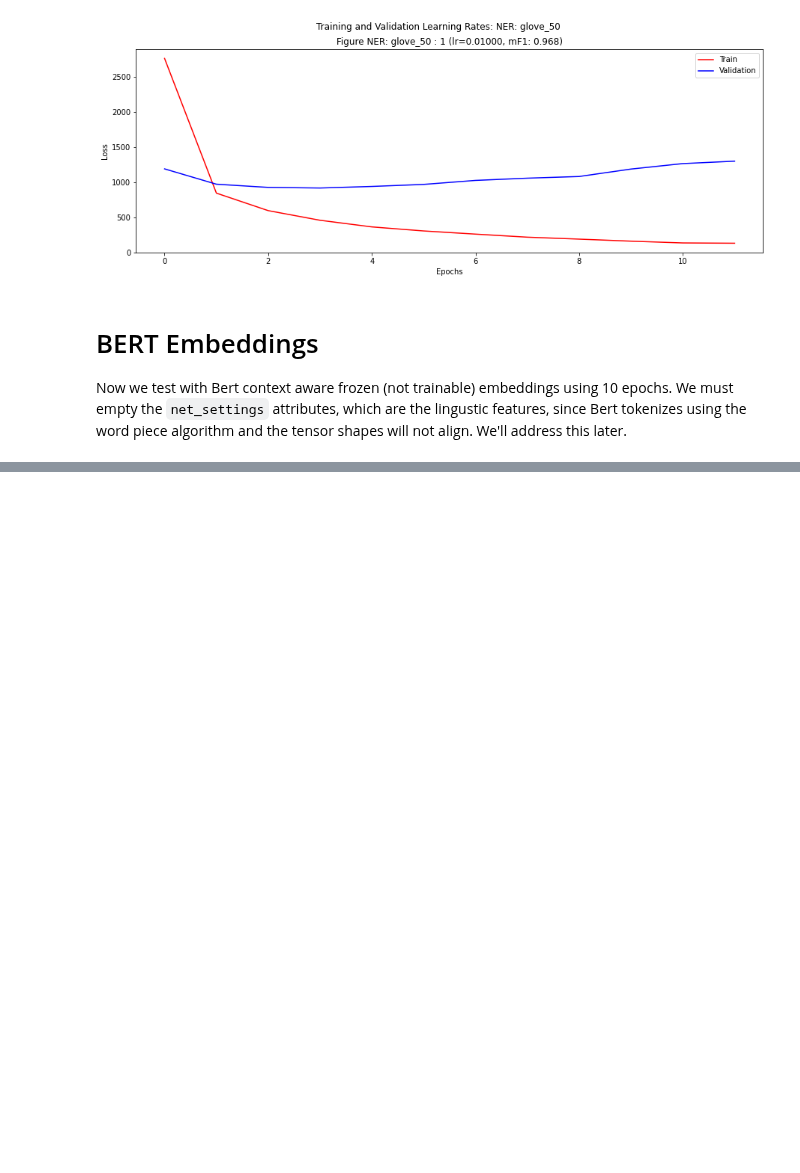
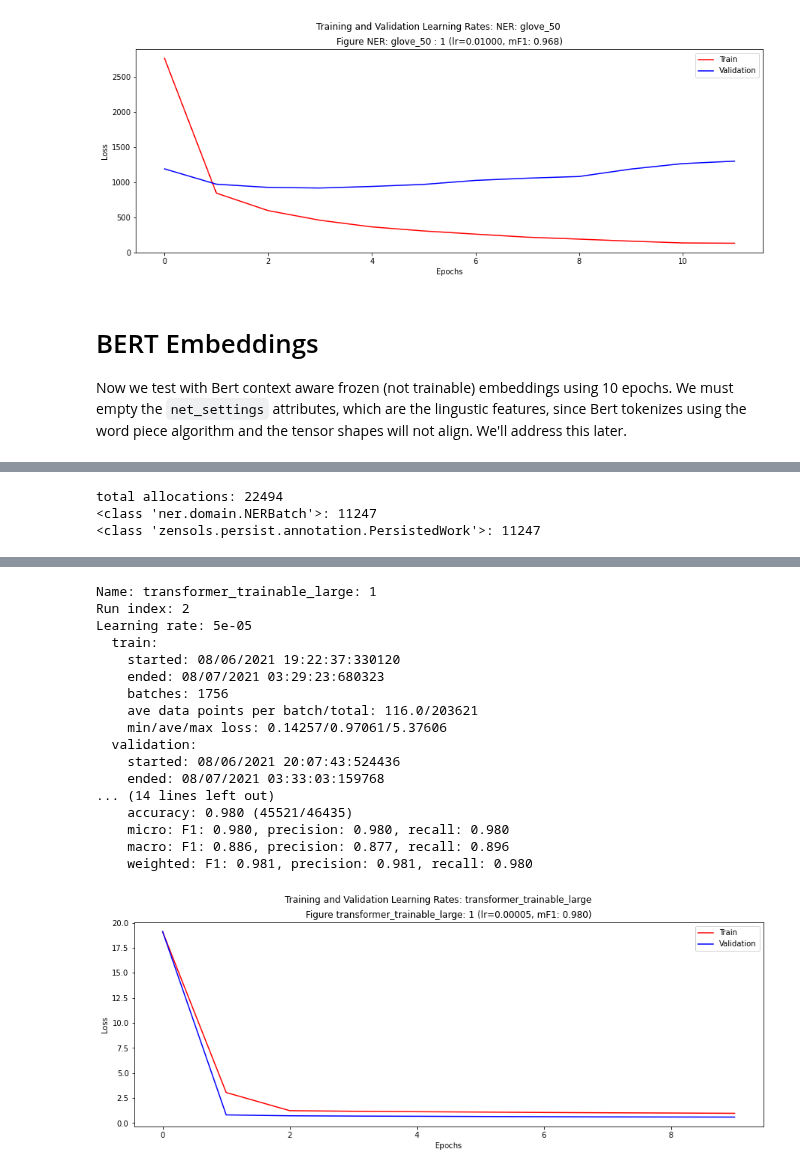
Before and after one commit to plandes/deepnlp, a Jupyter notebook: example/ner/notebook/ner.ipynb, the cells around one changed output, grey strips where cells are left out. Saved outputs shown, nothing was run; the diff lists cells and outputs as text; code cells hidden in the pictures; blank space fills up the shorter version.

```diff
--- a/example/ner/notebook/ner.ipynb
+++ b/example/ner/notebook/ner.ipynb
@@ -439,0 +446,14 @@ Learning rate: 5e-05
+# %%
+import logging
+logging.getLogger('zensols.deepnlp.transformer.optimizer').setLevel(logging.INFO)
+mng.clear()
+mng.config('model_settings',
+           scheduler_class_name='zensols.deepnlp.transformer.TransformerSchedulerFactory',
+           scheduler_params="dict: {'name': 'linear', 'num_warmup_steps': 0.01}")
+facade = mng.create_facade('transformer-trainable-large')
+facade.epochs = 10
+mng.run()
+# %% [output]
+total allocations: 22494
+<class 'ner.domain.NERBatch'>: 11247
+<class 'zensols.persist.annotation.PersistedWork'>: 11247
@@ -439,0 +477,18 @@ Learning rate: 5e-05
+Name: transformer_trainable_large: 1
+Run index: 2
+Learning rate: 5e-05
+  train:
+    started: 08/06/2021 19:22:37:330120
+    ended: 08/07/2021 03:29:23:680323
+    batches: 1756
+    ave data points per batch/total: 116.0/203621
+    min/ave/max loss: 0.14257/0.97061/5.37606
+  validation:
+    started: 08/06/2021 20:07:43:524436
+    ended: 08/07/2021 03:33:03:159768
+... (14 lines left out)
+    accuracy: 0.980 (45521/46435)
+    micro: F1: 0.980, precision: 0.980, recall: 0.980
+    macro: F1: 0.886, precision: 0.877, recall: 0.896
+    weighted: F1: 0.981, precision: 0.981, recall: 0.980
+[figure, added]
```
Also changed, not shown: parts of 13 cells of this notebook.
